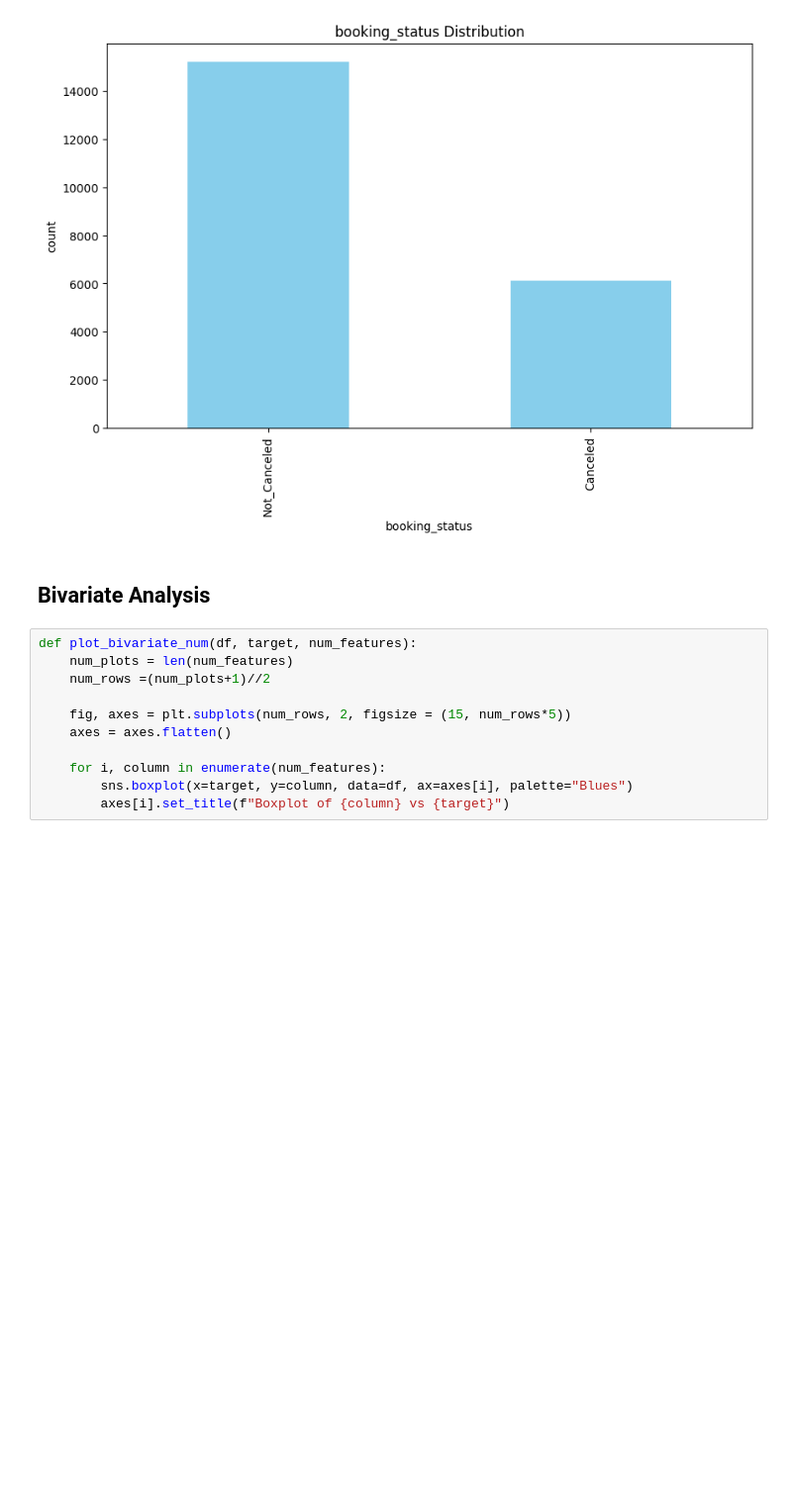
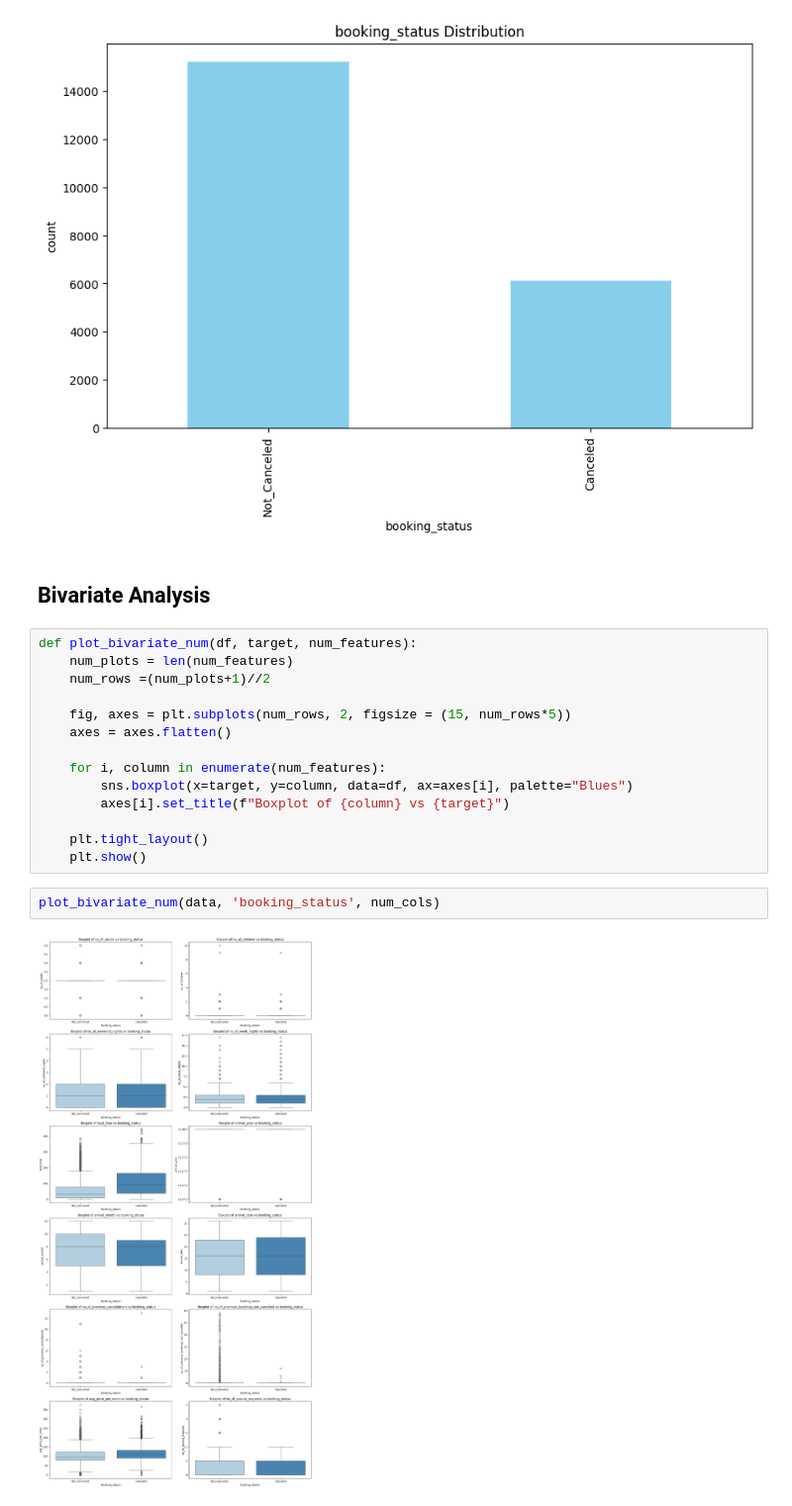
Before and after one commit to erandawi/hotel_reservation_prediction, a Jupyter notebook: notebook/notebook.ipynb, the cells around one changed output. Shown at 99% size. Cells and saved outputs as stored; diff of their text form; blank space fills up the shorter version.

```diff
--- a/notebook/notebook.ipynb
+++ b/notebook/notebook.ipynb
@@ -295,3 +295,10 @@ def plot_bivariate_num(df, target, num_features):
     for i, column in enumerate(num_features):
         sns.boxplot(x=target, y=column, data=df, ax=axes[i], palette="Blues")
         axes[i].set_title(f"Boxplot of {column} vs {target}")
+
+    plt.tight_layout()
+    plt.show()
+# %%
+plot_bivariate_num(data, 'booking_status', num_cols)
+# %% [output]
+[figure, added]
```
Also changed, not shown: parts of 78 cells of this notebook, 2 other files.
